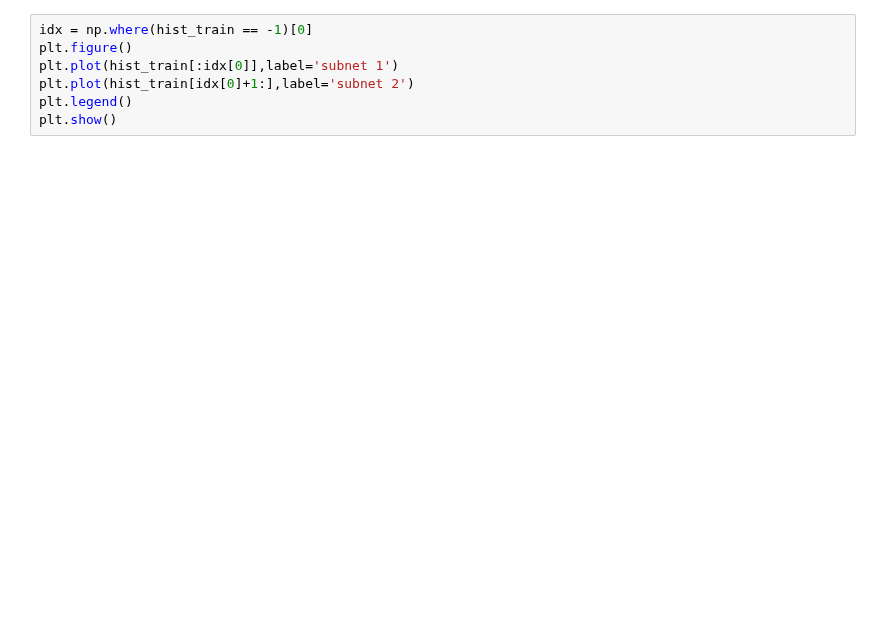
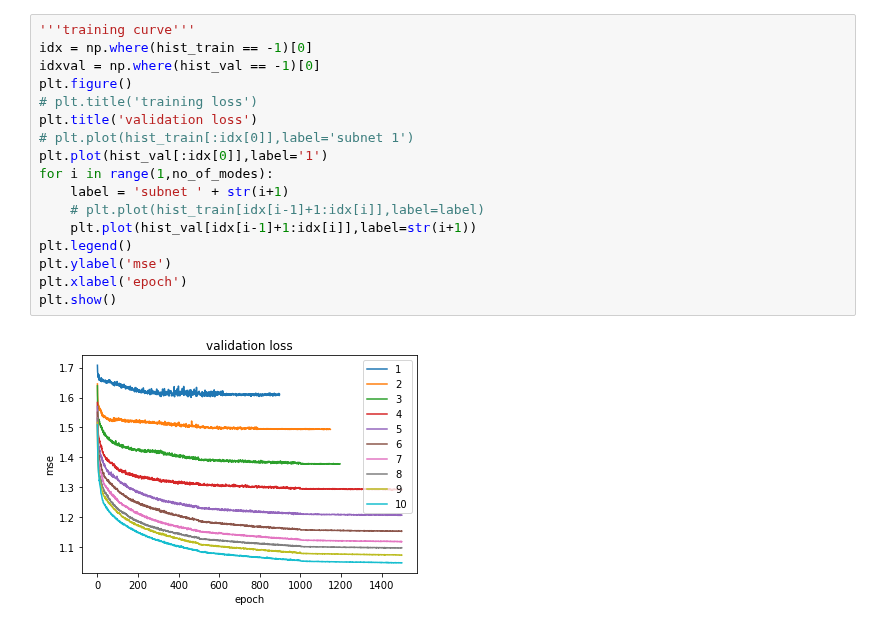
Before and after one commit to MagriLab/MD-CNN-AE, a Jupyter notebook: visualise_hierarchical_mode.ipynb, the cells around one changed output. Cells and saved outputs as stored; diff of their text form; blank space fills up the shorter version.

```diff
--- a/visualise_hierarchical_mode.ipynb
+++ b/visualise_hierarchical_mode.ipynb
@@ -153,7 +166,19 @@ plt.show()
-# %%
-idx = np.where(hist_train == -1)[0]
-plt.figure()
-plt.plot(hist_train[:idx[0]],label='subnet 1')
-plt.plot(hist_train[idx[0]+1:],label='subnet 2')
-plt.legend()
-plt.show()
+# %%
+'''training curve'''
+idx = np.where(hist_train == -1)[0]
+idxval = np.where(hist_val == -1)[0]
+plt.figure()
+# plt.title('training loss')
+plt.title('validation loss')
+# plt.plot(hist_train[:idx[0]],label='subnet 1')
+plt.plot(hist_val[:idx[0]],label='1')
+for i in range(1,no_of_modes):
+    label = 'subnet ' + str(i+1)
+    # plt.plot(hist_train[idx[i-1]+1:idx[i]],label=label)
+    plt.plot(hist_val[idx[i-1]+1:idx[i]],label=str(i+1))
+plt.legend()
+plt.ylabel('mse')
+plt.xlabel('epoch')
+plt.show()
+# %% [output]
+[figure, added]
```
Also changed, not shown: parts of 16 cells of this notebook, 5 other files.
